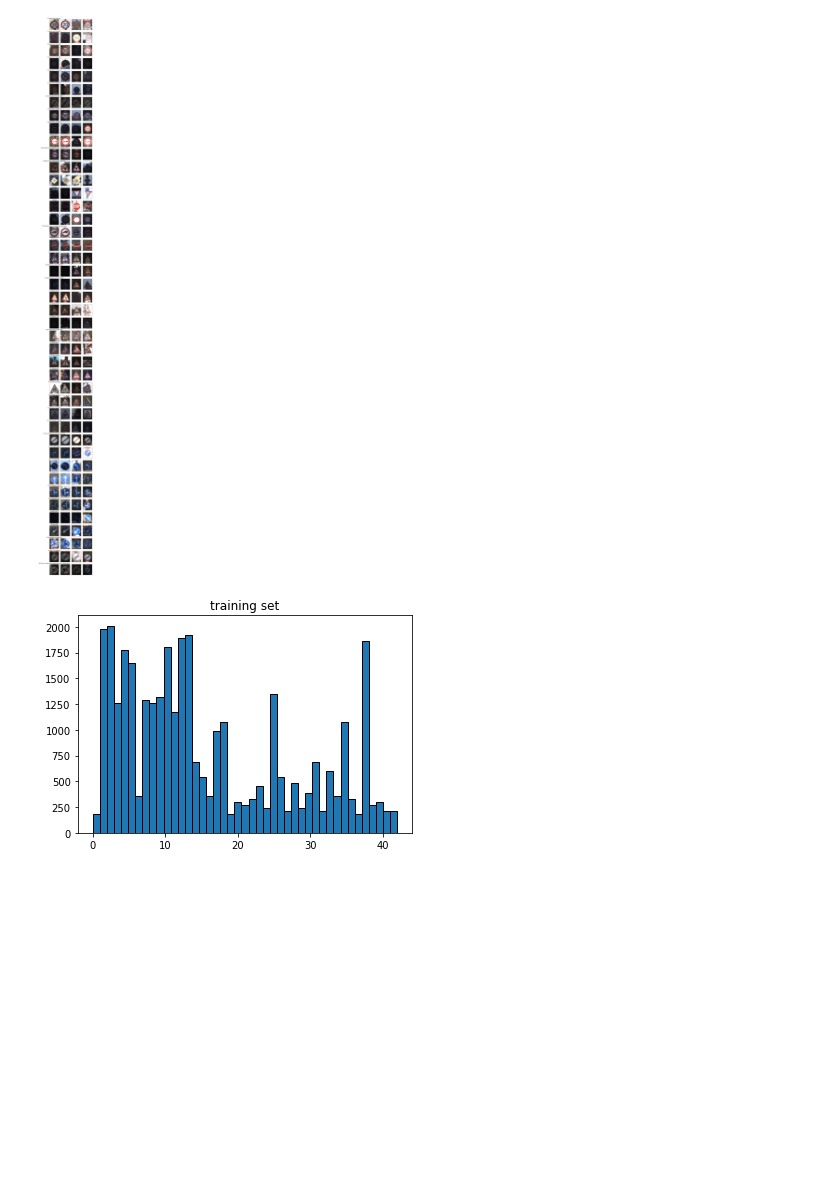
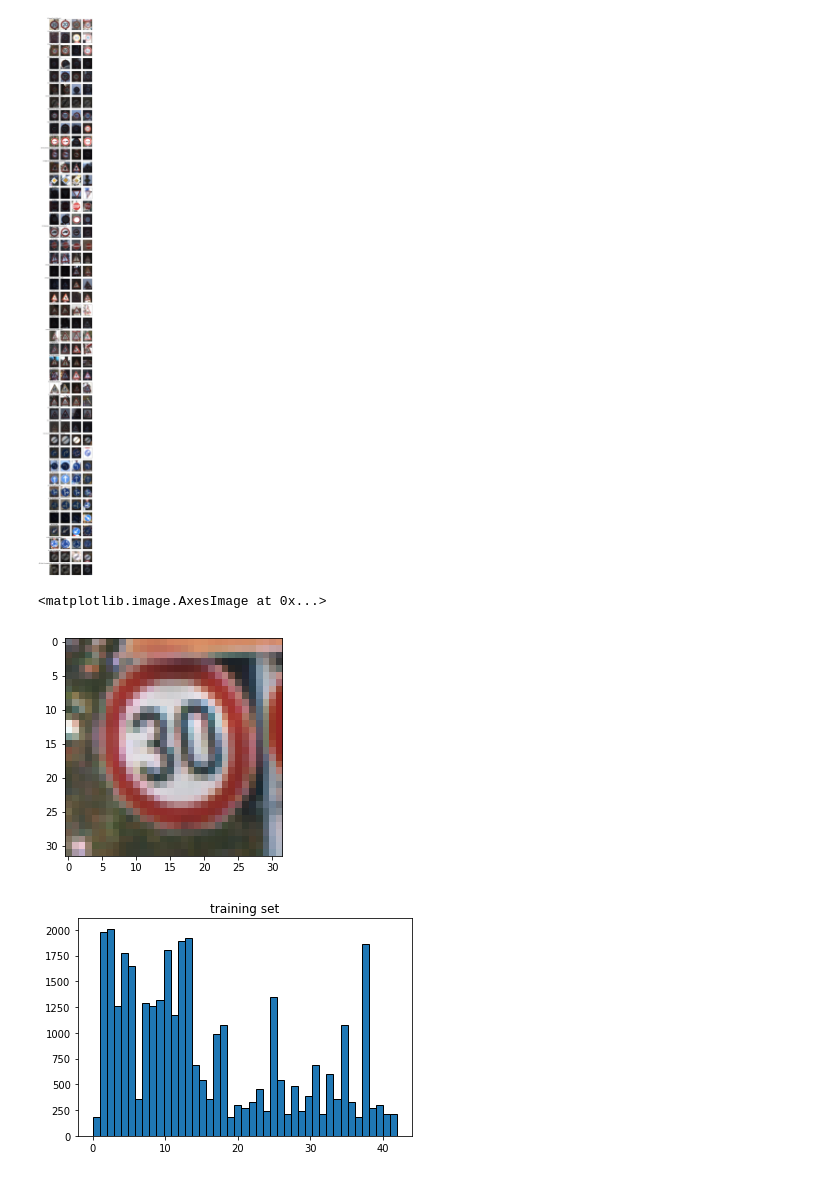
Before and after one commit to Kazutaka333/traffic_sign_classifier, a Jupyter notebook: Traffic_Sign_Classifier.ipynb, the cells around one changed output. Saved outputs shown, nothing was run; the diff lists cells and outputs as text; code cells hidden in the pictures; blank space fills up the shorter version.

```diff
--- a/Traffic_Sign_Classifier.ipynb
+++ b/Traffic_Sign_Classifier.ipynb
@@ -139,6 +141,11 @@ for i in range(n_classes):
             axis.get_yaxis().set_ticks([])
 # %% [output]
 [figure]
+# %%
+plt.imshow(X_train_raw[3050])
+# %% [output]
+<matplotlib.image.AxesImage at 0x...>
+[figure, added]
 # %%
 plt.title("training set")
 plt.hist(y_train_raw, n_classes, edgecolor='black')
```
Also changed, not shown: parts of 1 cell of this notebook.
